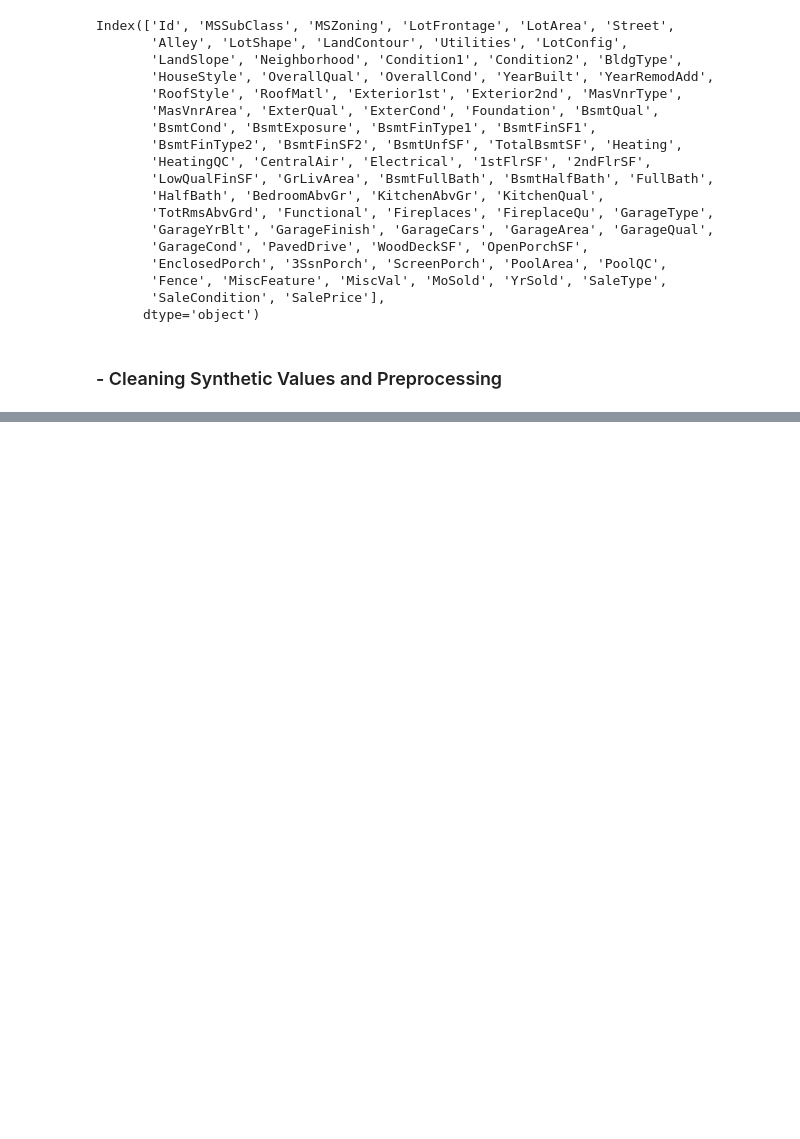
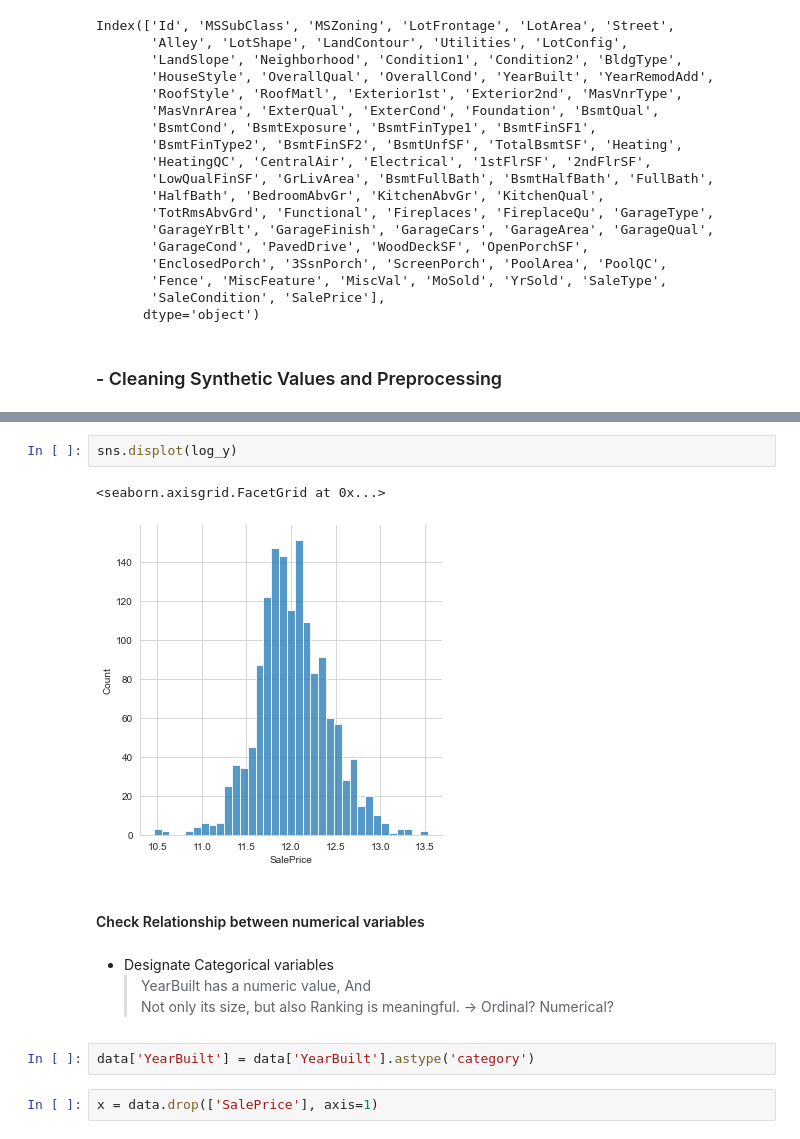
Before and after one commit to llllssss94/Data_Analysis_Practice, a Jupyter notebook: house-prices-advanced-regression-techniques/house_price_prediction.ipynb, the cells around one changed output, grey strips where cells are left out. Saved outputs shown, nothing was run; the diff lists cells and outputs as text; blank space fills up the shorter version.

```diff
--- a/house-prices-advanced-regression-techniques/house_price_prediction.ipynb
+++ b/house-prices-advanced-regression-techniques/house_price_prediction.ipynb
@@ -589,0 +657,15 @@ Index(['Id', 'MSSubClass', 'MSZoning', 'LotFrontage', 'LotArea', 'Street',
+# %%
+sns.displot(log_y)
+# %% [output]
+<seaborn.axisgrid.FacetGrid at 0x...>
+[figure, added]
+# %% [markdown]
+#### Check Relationship between numerical variables
+# %% [markdown]
+- Designate Categorical variables
+  > YearBuilt has a numeric value, And <br>
+    Not only its size, but also Ranking is meaningful. -> Ordinal? Numerical?
+# %%
+data['YearBuilt'] = data['YearBuilt'].astype('category')
+# %%
+x = data.drop(['SalePrice'], axis=1)
```
Also changed, not shown: parts of 10 cells of this notebook.
